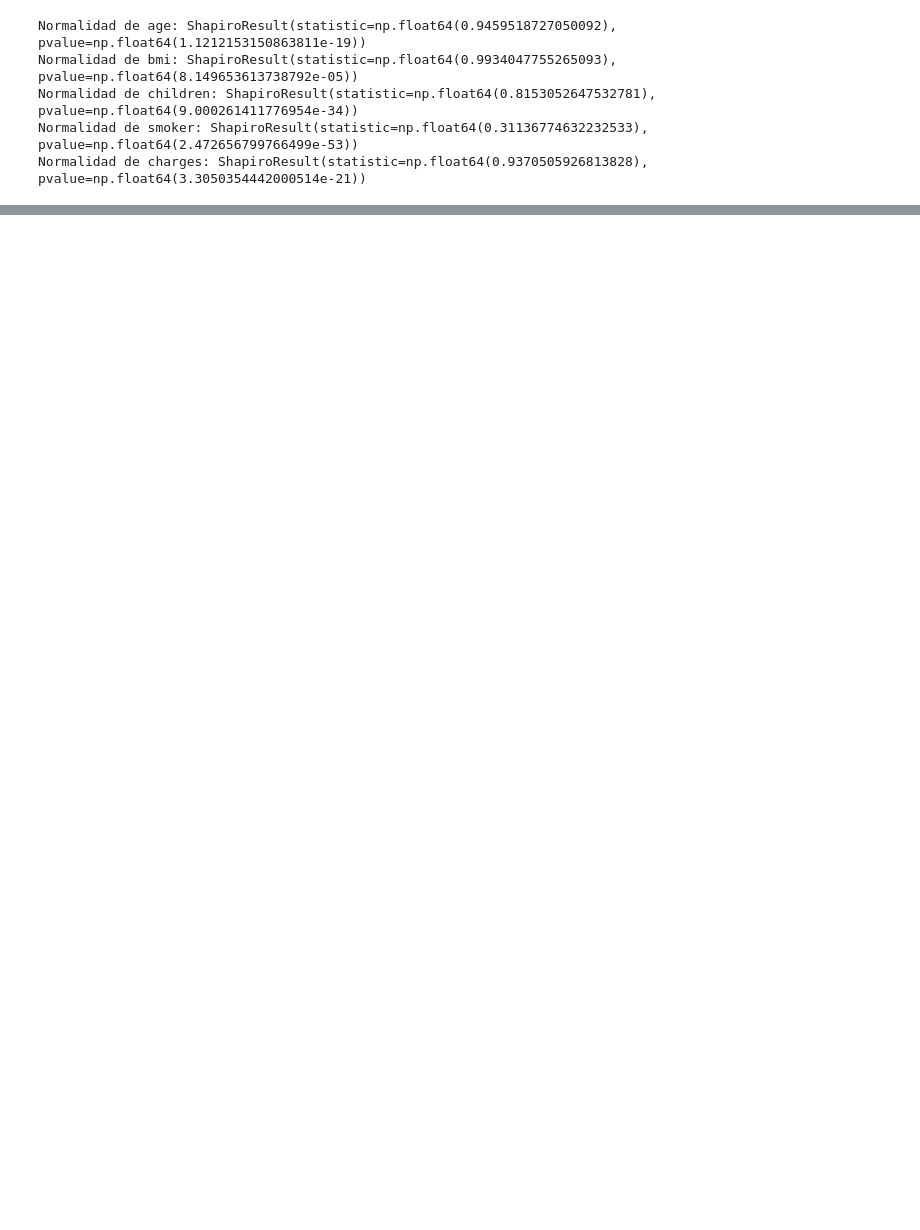
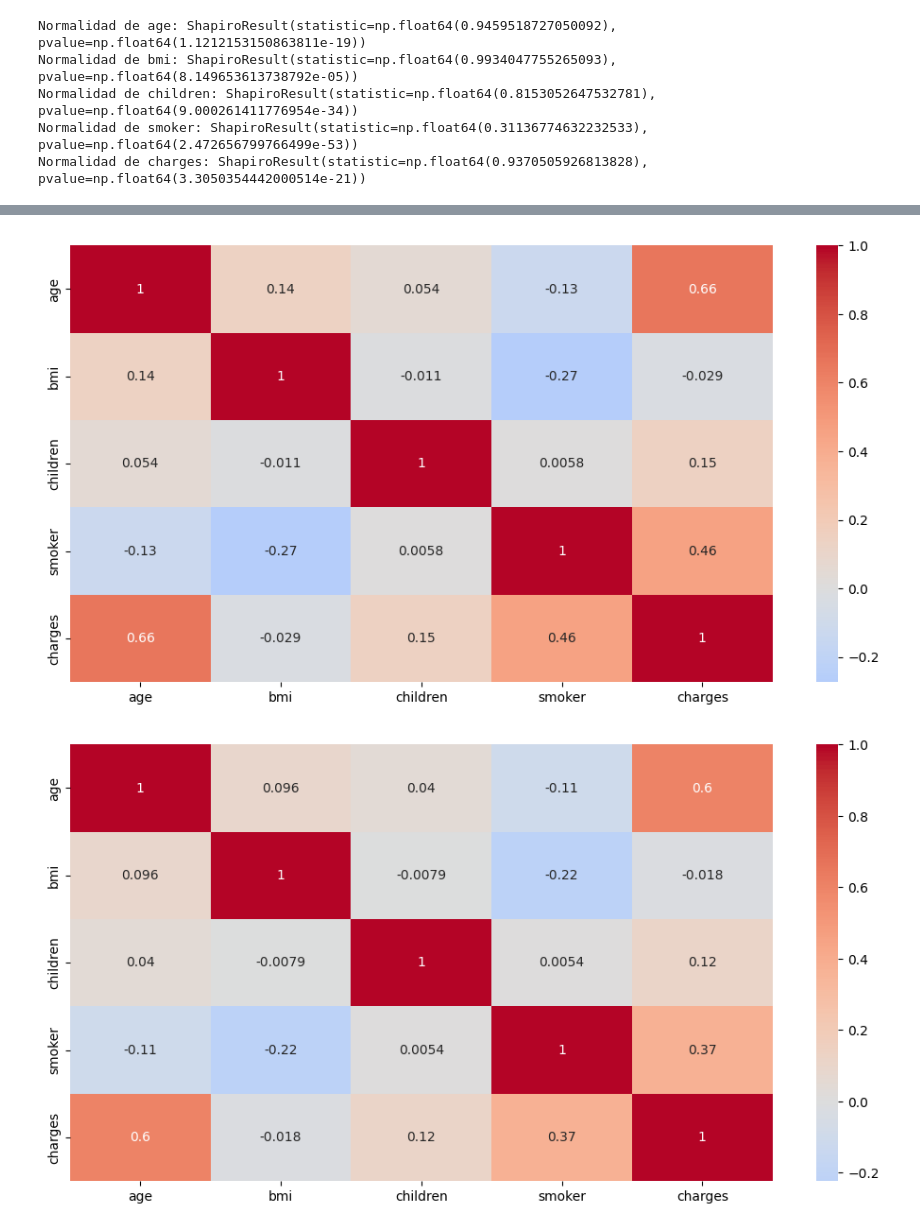
Before and after one commit to AugustoKark/InteligenciaArtificial, a Jupyter notebook: TP2/tp2.ipynb, the cells around one changed output, grey strips where cells are left out. Cells and saved outputs as stored; diff of their text form; code cells hidden in the pictures; blank space fills up the shorter version.

```diff
--- a/TP2/tp2.ipynb
+++ b/TP2/tp2.ipynb
@@ -169,0 +161,14 @@ Dado que ninguno de los p-valores es mayor a 0.05, ninguna de las variables sigu
+# %%
+import matplotlib.pyplot as plt
+plt.figure(figsize=(12, 6))
+m_corr = df.corr(method='spearman')
+sns.heatmap(m_corr, annot=True, cmap='coolwarm', center=0)
+plt.show()
+
+plt.figure(figsize=(12, 6))
+m_corr = df.corr(method='kendall')
+sns.heatmap(m_corr, annot=True, cmap='coolwarm', center=0)
+plt.show()
+# %% [output]
+[figure, added]
+[figure, added]
```
Also changed, not shown: parts of 30 cells of this notebook.
